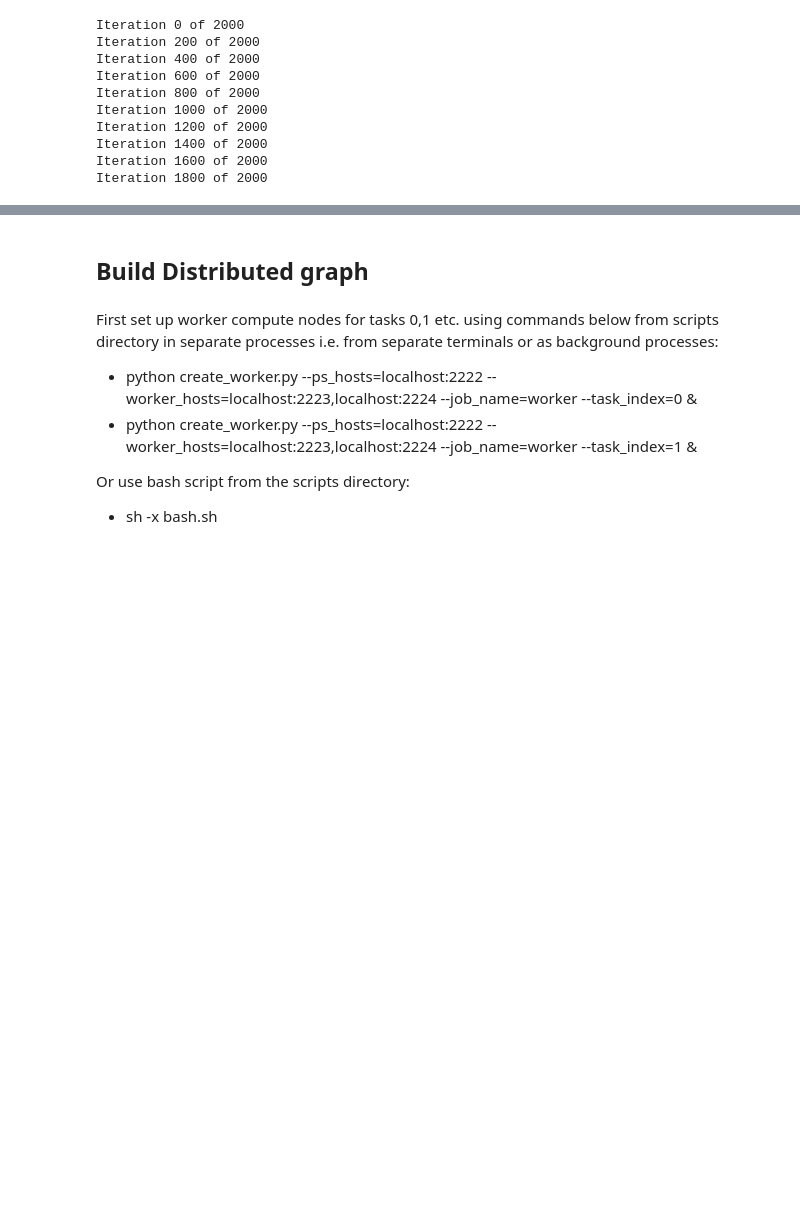
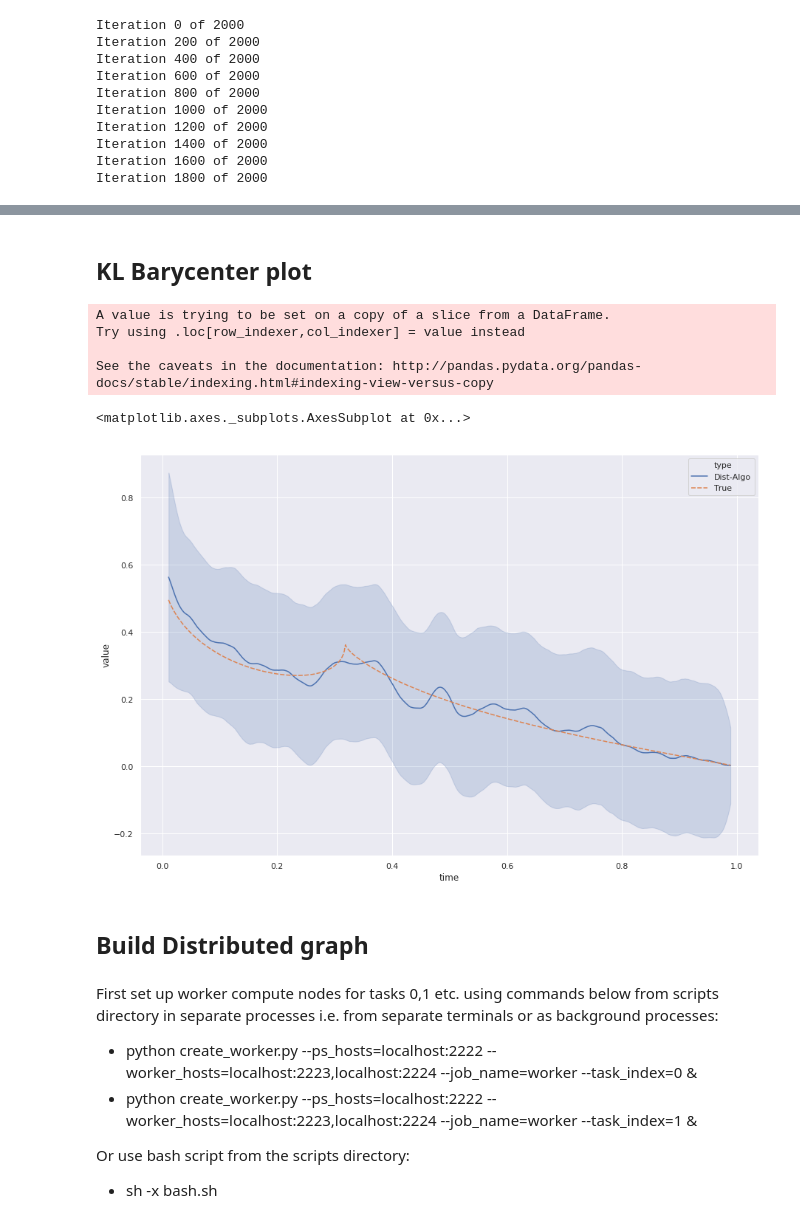
Before and after one commit to JTT94/distributed_posteriors, a Jupyter notebook: notebooks/Bobby/Wasserstein.ipynb, the cells around one changed output, grey strips where cells are left out. Drawn from its saved outputs; the diff is of its cells as text; code cells hidden in the pictures; blank space fills up the shorter version.

Commit message:
KL Barycenter

```diff
--- a/notebooks/Bobby/Wasserstein.ipynb
+++ b/notebooks/Bobby/Wasserstein.ipynb
@@ -107,0 +110,7 @@ wass_bary_sample
+# %%
+wass_centred_mean = [np.square(wass_bary_temp[i][0]-wass_bary_coefs[0]) for i in range(m)]
+
+
+kl_additional_variance = np.mean(wass_centred_mean,0)
+
+kl_bary_sample = normal_sampler(wass_bary_coefs[0,], wass_bary_coefs[1,] + kl_additional_variance)
@@ -146,0 +164,10 @@ sns.lineplot(x="time_index", y='value', hue='type', data=plot_df3, ax=ax, style=
+# %%
+nsim = 2000
+kl_results = [None] * nsim
+break_div = np.floor_divide(nsim,10)
+with tf.Session() as sess:
+    for i in range(nsim):
+        kl_results[i] = sess.run(kl_bary_sample)
+
+        if i % break_div == 0:
+            print("Iteration {0} of {1}".format(i, nsim))
@@ -147,3 +185,25 @@ sns.lineplot(x="time_index", y='value', hue='type', data=plot_df3, ax=ax, style=
+# %% [markdown]
+## KL Barycenter plot
+# %%
+list_of_post = [Y for X,Y in [generate_alternate_series(kl_results[i]) for i in range(len(kl_results))]]
+stacked_post = list_of_arrary_to_df(list_of_post, list_index='time_index', type_col='Dist-Algo')
+
+plot_df2 = pd.concat([stacked_post[['time_index','value', 'type']], plot_df], sort=True)\
+.reset_index()
+plot_df3 = plot_df2.loc[(plot_df2.time_index > 10) & (plot_df2.time_index <990) & (plot_df2.type!='Simulated'),:]
+plot_df3['time'] = plot_df3['time_index']/num_coef
+a4_dims = (15, 10)
+fig, ax = plt.subplots(figsize=a4_dims)
+
+# Plot the responses for different events and regions
+sns.lineplot(x="time", y='value', hue='type', data=plot_df3, ax=ax, style='type', ci='sd')
+# %% [output]
+A value is trying to be set on a copy of a slice from a DataFrame.
+Try using .loc[row_indexer,col_indexer] = value instead
+
+See the caveats in the documentation: http://pandas.pydata.org/pandas-docs/stable/indexing.html#indexing-view-versus-copy
+<matplotlib.axes._subplots.AxesSubplot at 0x...>
+[figure, added]
 # %% [markdown]
 ## Build Distributed graph
 # %% [markdown]
```
Also changed, not shown: parts of 16 cells of this notebook, 1 other file.
